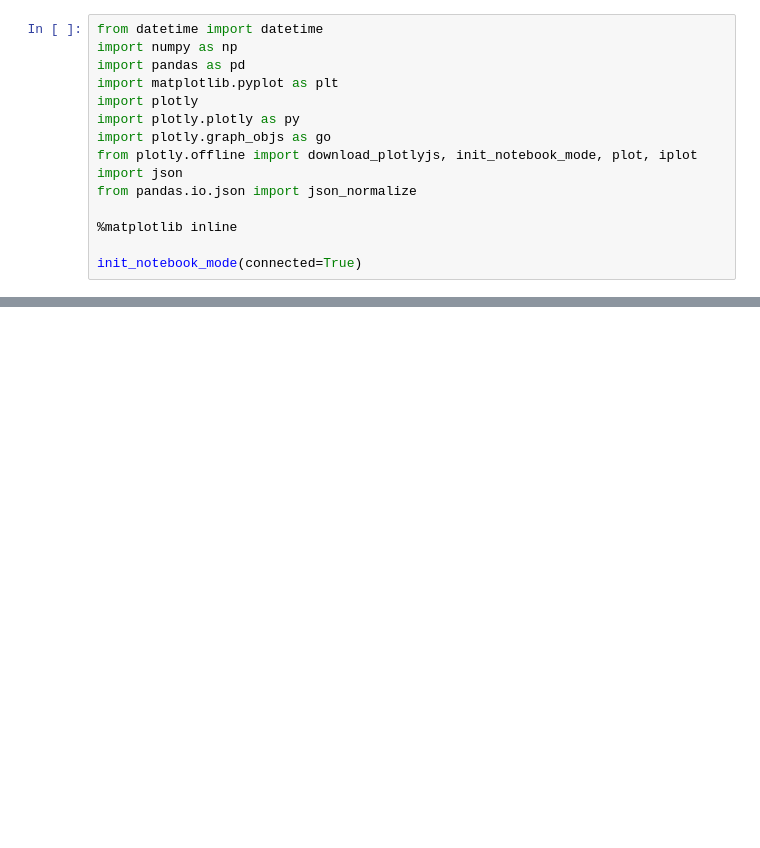
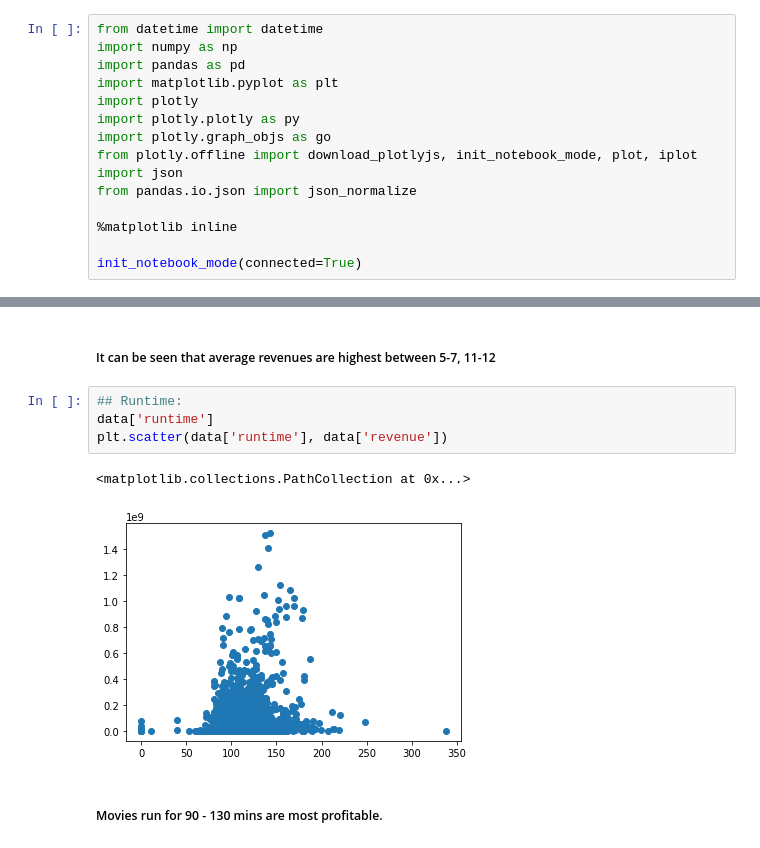
Before and after one commit to AmazingSean/kaggle_box_office, a Jupyter notebook: box_office_pred/src/src.ipynb, the cells around one changed output, grey strips where cells are left out. Saved outputs shown, nothing was run; the diff lists cells and outputs as text; blank space fills up the shorter version.

```diff
--- a/box_office_pred/src/src.ipynb
+++ b/box_office_pred/src/src.ipynb
@@ -45 +254,12 @@ data = pd.concat(
+# %% [markdown]
+##### It can be seen that average revenues are highest between 5-7, 11-12
+# %%
+## Runtime:
+data['runtime']
+plt.scatter(data['runtime'], data['revenue'])
+# %% [output]
+<matplotlib.collections.PathCollection at 0x...>
+[figure, added]
+# %% [markdown]
+##### Movies run for 90 - 130 mins are most profitable.
 # %%
```
Also changed, not shown: parts of 18 cells of this notebook.
